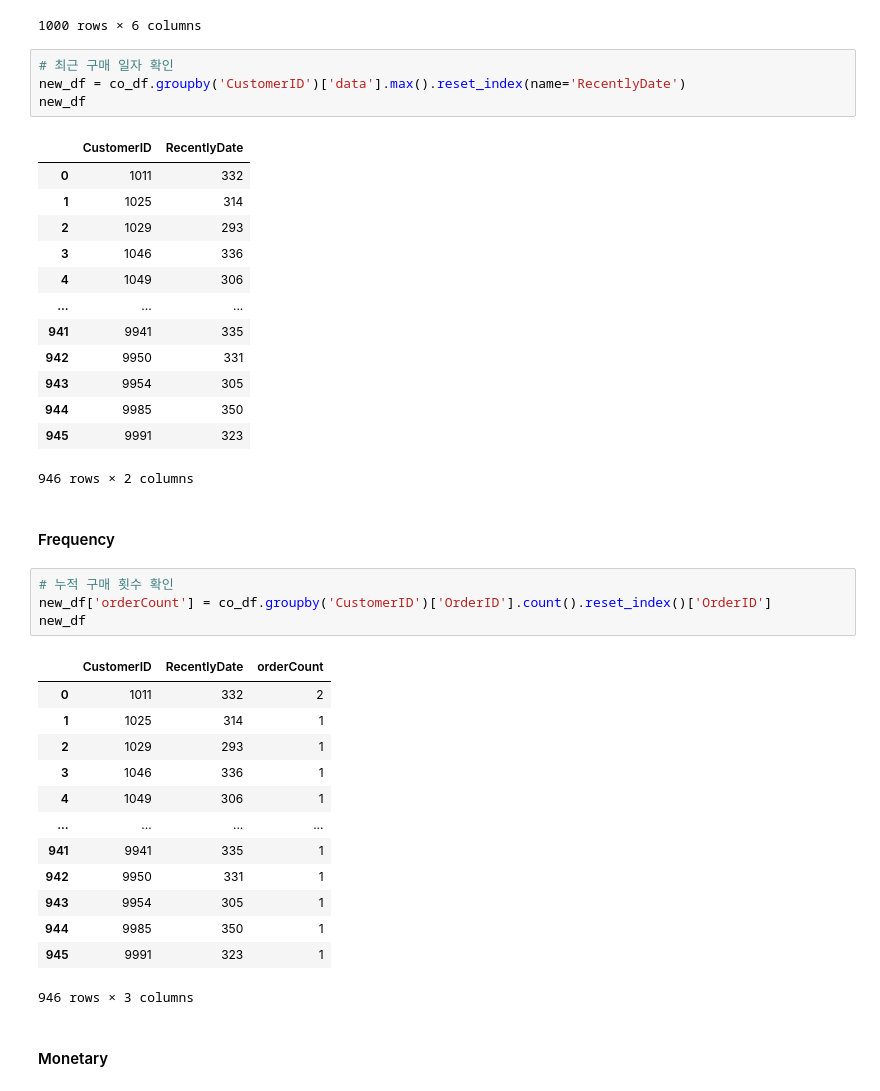
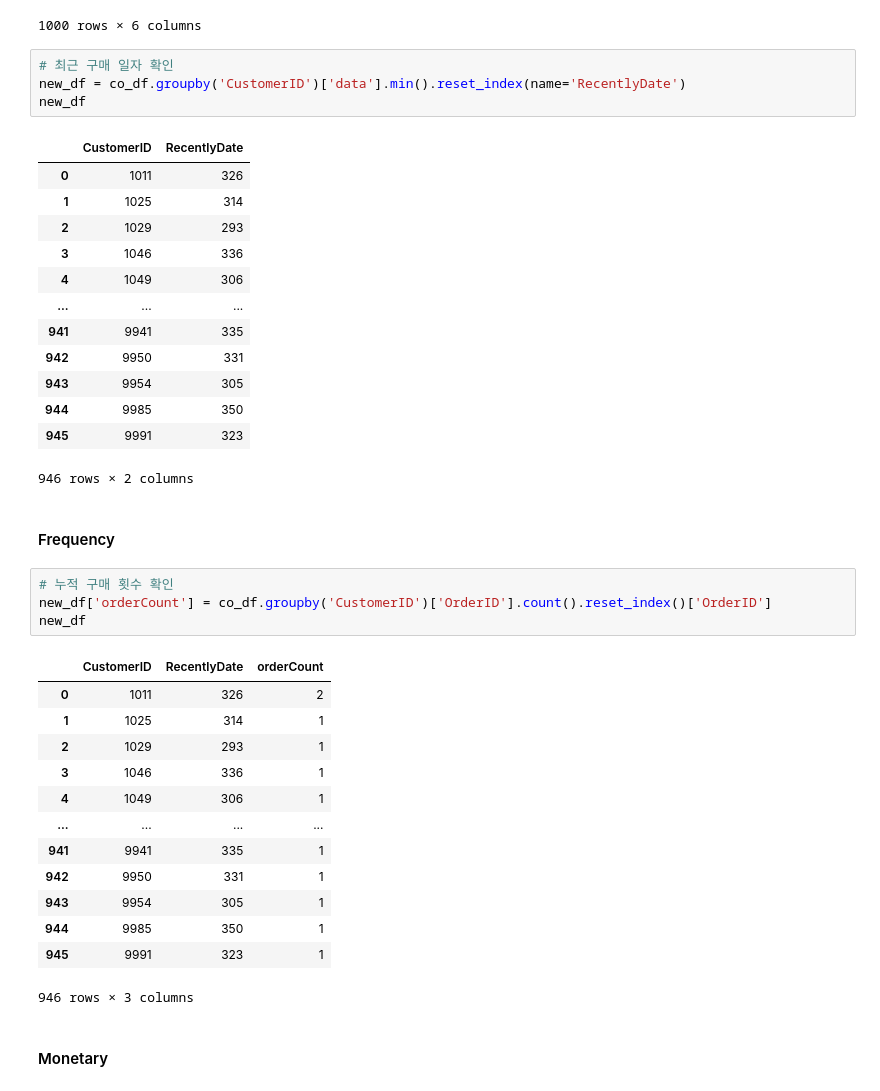
Before and after one commit to songseogyeong/study_data_analysis, a Jupyter notebook: d_rfm/b_RFM_task01.ipynb, the cells around one changed output. Saved outputs shown, nothing was run; the diff lists cells and outputs as text.

```diff
--- a/d_rfm/b_RFM_task01.ipynb
+++ b/d_rfm/b_RFM_task01.ipynb
@@ -151,11 +151,11 @@ co_df
 1000 rows × 6 columns
 # %%
 # 최근 구매 일자 확인
-new_df = co_df.groupby('CustomerID')['data'].max().reset_index(name='RecentlyDate')
+new_df = co_df.groupby('CustomerID')['data'].min().reset_index(name='RecentlyDate')
 new_df
 # %% [output]
 |  | CustomerID | RecentlyDate |
-| 0 | 1011 | 332 |
+| 0 | 1011 | 326 |
 | 1 | 1025 | 314 |
 | 2 | 1029 | 293 |
 | 3 | 1046 | 336 |
@@ -175,7 +175,7 @@ new_df['orderCount'] = co_df.groupby('CustomerID')['OrderID'].count().reset_inde
 new_df
 # %% [output]
 |  | CustomerID | RecentlyDate | orderCount |
-| 0 | 1011 | 332 | 2 |
+| 0 | 1011 | 326 | 2 |
 | 1 | 1025 | 314 | 1 |
 | 2 | 1029 | 293 | 1 |
 | 3 | 1046 | 336 | 1 |
```
Also changed, not shown: parts of 11 cells of this notebook, 2 other files.
